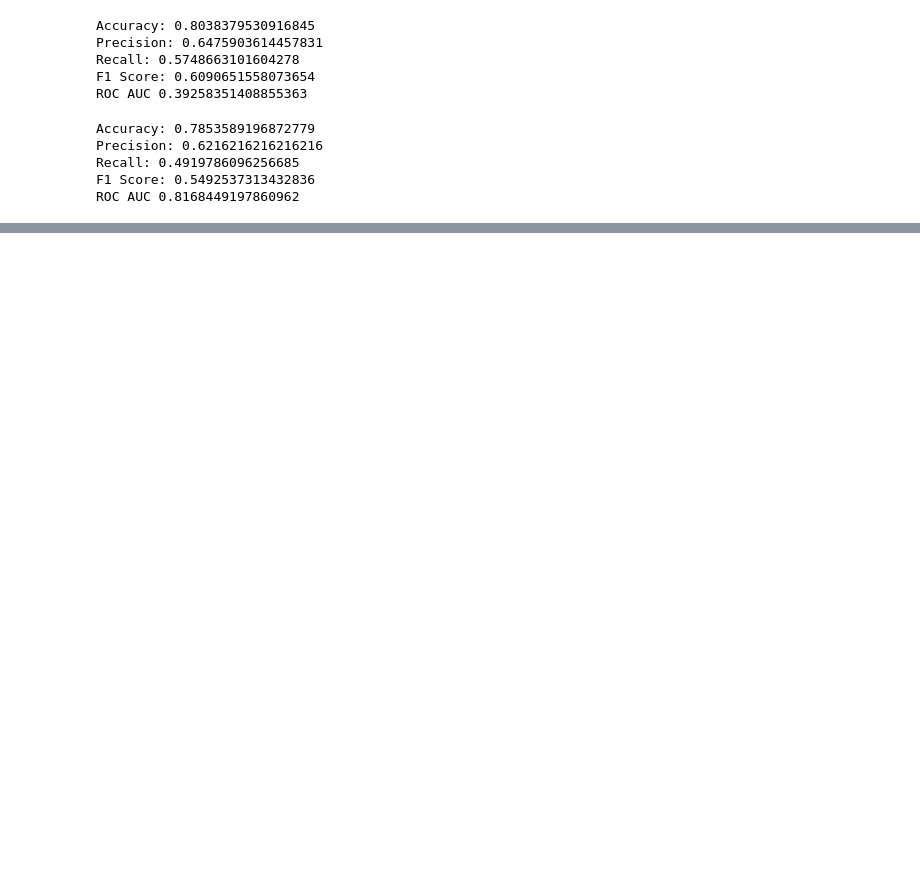
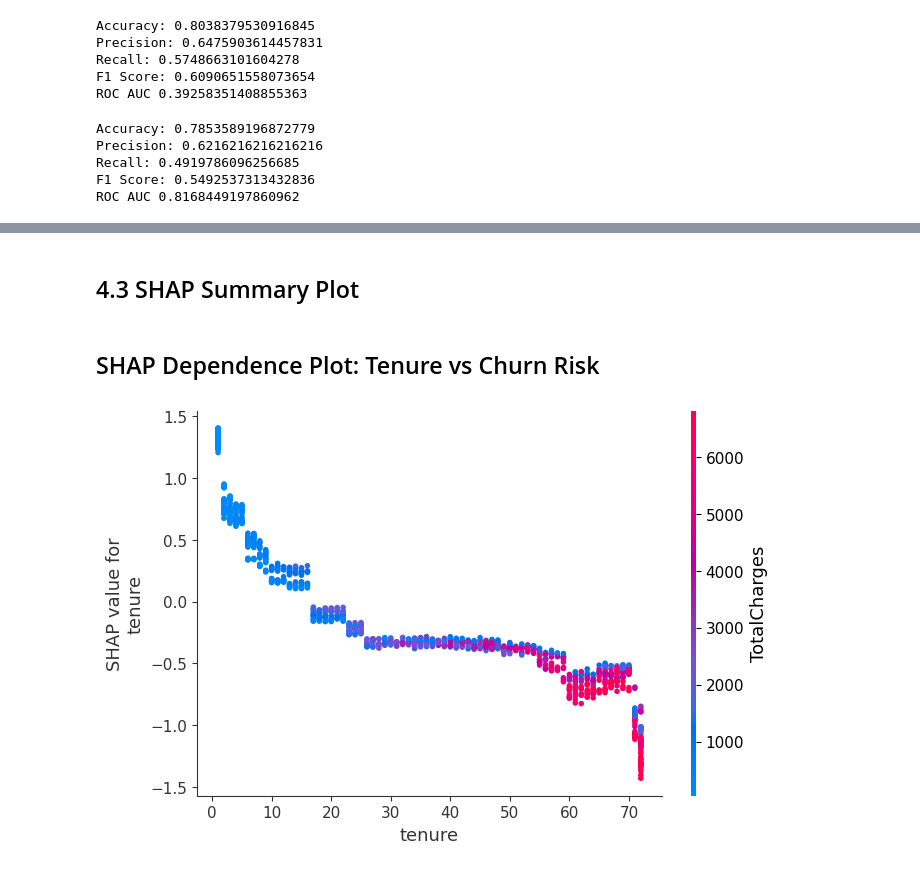
Before and after one commit to RyanTanJS/customer-churn-prediction, a Jupyter notebook: notebooks/modelling_v1.ipynb, the cells around one changed output, grey strips where cells are left out. Cells and saved outputs as stored; diff of their text form; code cells hidden in the pictures; blank space fills up the shorter version.

Commit message:
added new plots and polished notebook

```diff
--- a/notebooks/modelling_v1.ipynb
+++ b/notebooks/modelling_v1.ipynb
@@ -139,0 +198,2 @@ ROC AUC 0.8409647410843243
+# %% [markdown]
+## 4.3 SHAP Summary Plot
@@ -139,0 +209,6 @@ ROC AUC 0.8409647410843243
+# %% [markdown]
+## SHAP Dependence Plot: Tenure vs Churn Risk
+# %%
+shap.dependence_plot('tenure',shap_values.values,features_test)
+# %% [output]
+[figure, added]
```
Also changed, not shown: parts of 19 cells of this notebook.
